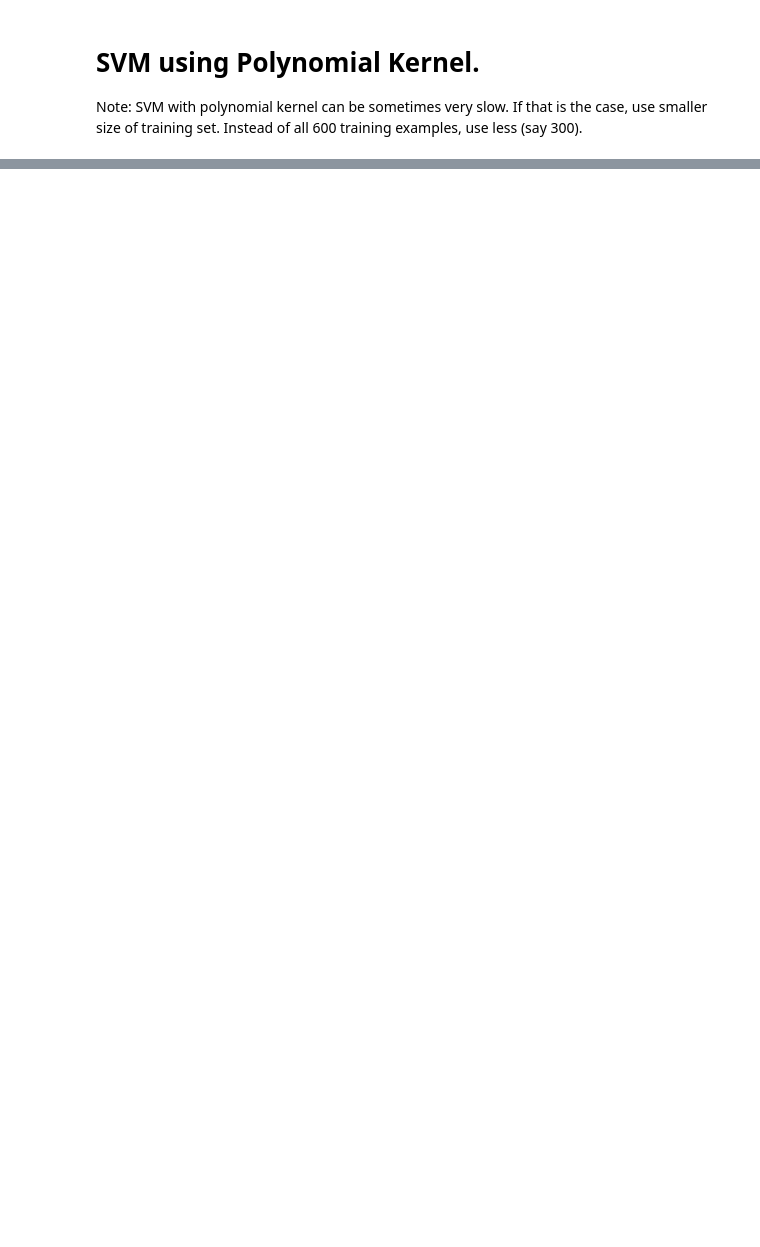
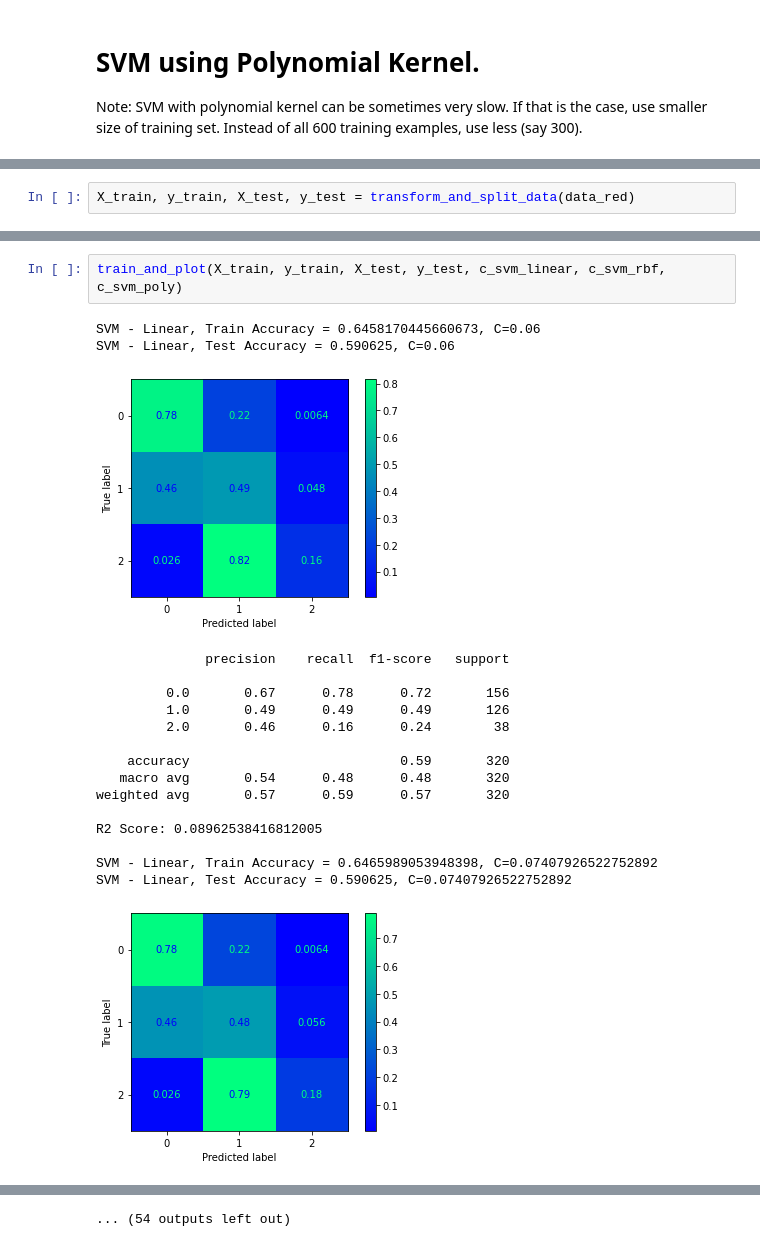
Before and after one commit to RoyLeviGit/ML_Final, a Jupyter notebook: Support Vector Machines.ipynb, the cells around one changed output, grey strips where cells are left out. Saved outputs shown, nothing was run; the diff lists cells and outputs as text; blank space fills up the shorter version.

```diff
--- a/Support Vector Machines.ipynb
+++ b/Support Vector Machines.ipynb
@@ -292,0 +448,2 @@ Change the value of parameter C and see the difference in the results.
+# %%
+X_train, y_train, X_test, y_test = transform_and_split_data(data_red)
@@ -292,0 +468,21 @@ Change the value of parameter C and see the difference in the results.
+# %%
+train_and_plot(X_train, y_train, X_test, y_test, c_svm_linear, c_svm_rbf, c_svm_poly)
+# %% [output]
+SVM - Linear, Train Accuracy = 0.6458170445660673, C=0.06
+SVM - Linear, Test Accuracy = 0.590625, C=0.06
+[figure, added]
+              precision    recall  f1-score   support
+
+         0.0       0.67      0.78      0.72       156
+         1.0       0.49      0.49      0.49       126
+         2.0       0.46      0.16      0.24        38
+
+    accuracy                           0.59       320
+   macro avg       0.54      0.48      0.48       320
+weighted avg       0.57      0.59      0.57       320
+
+R2 Score: 0.08962538416812005
+
+SVM - Linear, Train Accuracy = 0.6465989053948398, C=0.07407926522752892
+SVM - Linear, Test Accuracy = 0.590625, C=0.07407926522752892
+[figure, added]
@@ -292,0 +549 @@ Change the value of parameter C and see the difference in the results.
+... (54 outputs left out)
```
Also changed, not shown: parts of 42 cells of this notebook.
